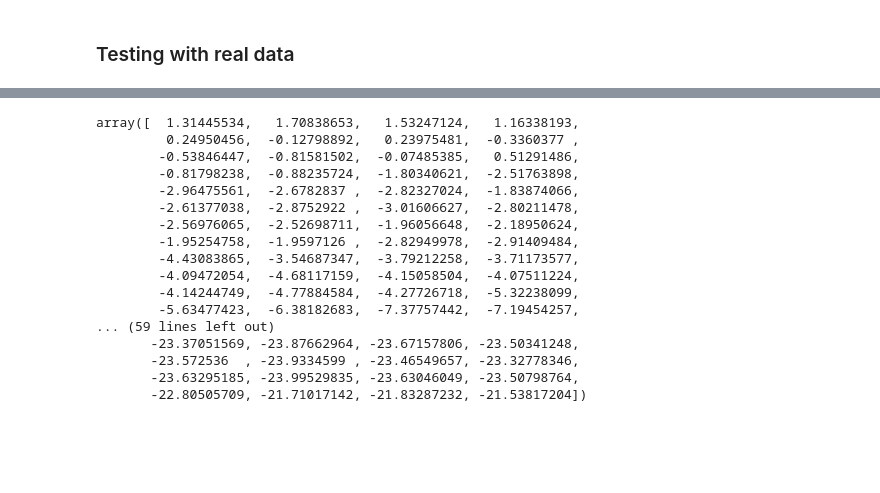
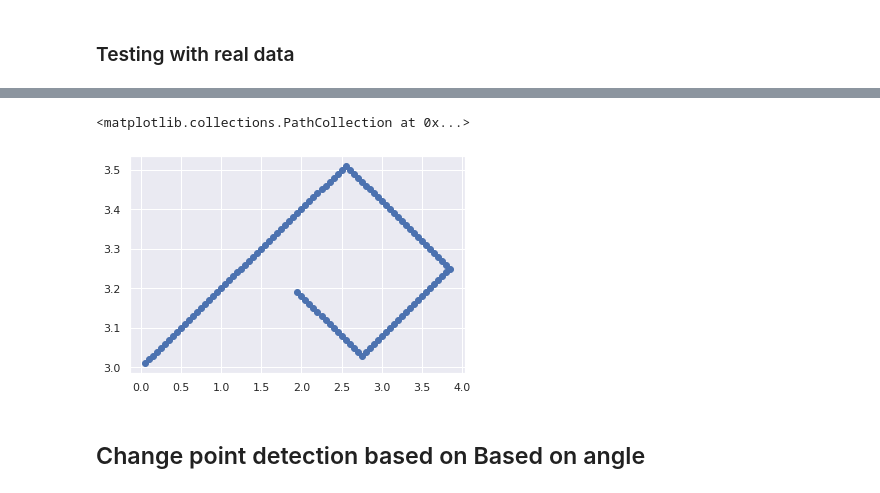
Before and after one commit to CODARcode/MDTrAnal, a Jupyter notebook: notebook/KCUSUM.ipynb, the cells around one changed output, grey strips where cells are left out. Drawn from its saved outputs; the diff is of its cells as text; code cells hidden in the pictures; blank space fills up the shorter version.

```diff
--- a/notebook/KCUSUM.ipynb
+++ b/notebook/KCUSUM.ipynb
@@ -260,20 +247,37 @@ plt.plot(np.arange(300),ref)
-# %%
-np.cumsum(ref)
-# %% [output]
-array([  1.31445534,   1.70838653,   1.53247124,   1.16338193,
-         0.24950456,  -0.12798892,   0.23975481,  -0.3360377 ,
-        -0.53846447,  -0.81581502,  -0.07485385,   0.51291486,
-        -0.81798238,  -0.88235724,  -1.80340621,  -2.51763898,
-        -2.96475561,  -2.6782837 ,  -2.82327024,  -1.83874066,
-        -2.61377038,  -2.8752922 ,  -3.01606627,  -2.80211478,
-        -2.56976065,  -2.52698711,  -1.96056648,  -2.18950624,
-        -1.95254758,  -1.9597126 ,  -2.82949978,  -2.91409484,
-        -4.43083865,  -3.54687347,  -3.79212258,  -3.71173577,
-        -4.09472054,  -4.68117159,  -4.15058504,  -4.07511224,
-        -4.14244749,  -4.77884584,  -4.27726718,  -5.32238099,
-        -5.63477423,  -6.38182683,  -7.37757442,  -7.19454257,
-... (59 lines left out)
-       -23.37051569, -23.87662964, -23.67157806, -23.50341248,
-       -23.572536  , -23.9334599 , -23.46549657, -23.32778346,
-       -23.63295185, -23.99529835, -23.63046049, -23.50798764,
-       -22.80505709, -21.71017142, -21.83287232, -21.53817204])
+# %%
+i = 3
+j = 0
+y = []
+x = []
+
+while i <= 3.5:
+    i+=0.01
+    j+= 0.05
+    x.append(j)
+    y.append(i)
+
+
+while i >= 3.25:
+    i-=0.01
+    j+= 0.05
+    x.append(j)
+    y.append(i)
+
+while j >= 2.75:
+    i -= 0.01
+    j -= 0.05
+    x.append(j)
+    y.append(i)
+
+while j >= 2.0:
+    i+=0.01
+    j-= 0.05
+    x.append(j)
+    y.append(i)
+# %%
+plt.scatter(x,y)
+# %% [output]
+<matplotlib.collections.PathCollection at 0x...>
+[figure, added]
+# %% [markdown]
+## Change point detection based on Based on angle
```
Also changed, not shown: parts of 22 cells of this notebook.
